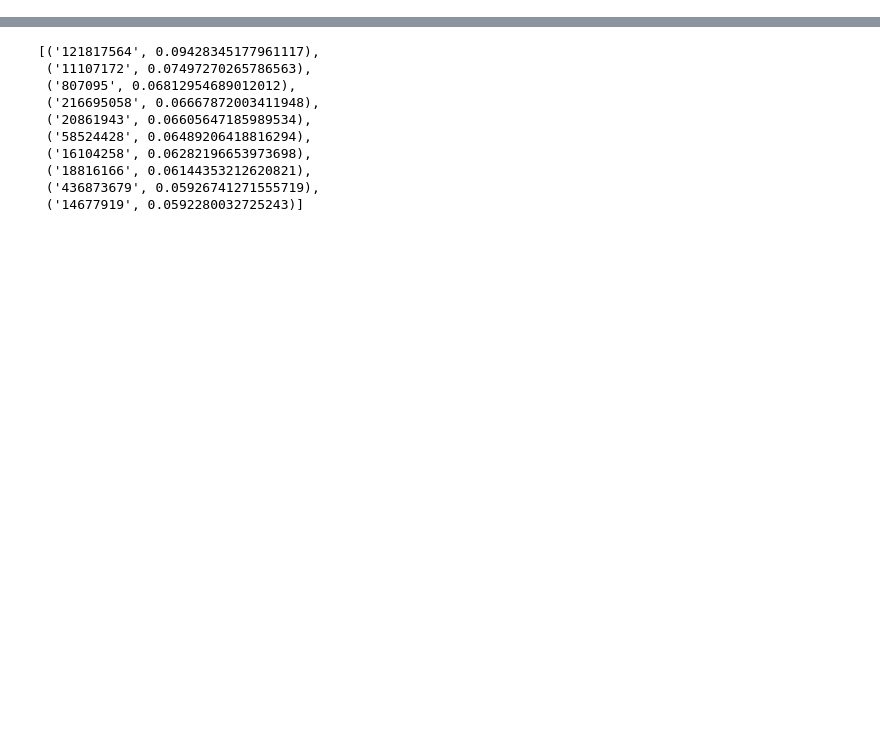
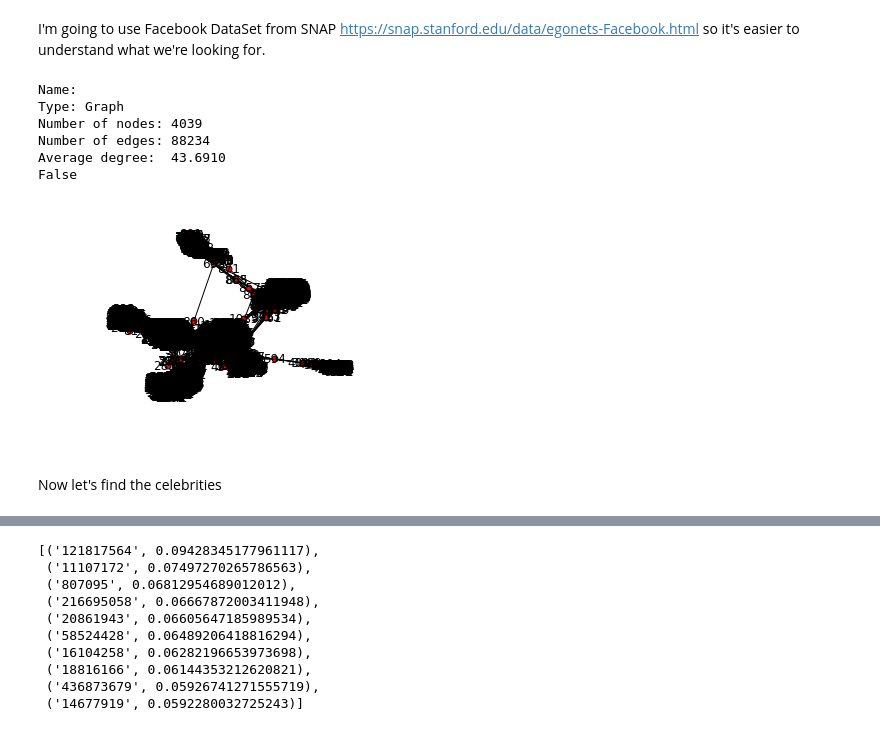
Before and after one commit to noppanit/sweepy, a Jupyter notebook: Twitter Network.ipynb, the cells around one changed output, grey strips where cells are left out. Drawn from its saved outputs; the diff is of its cells as text; code cells hidden in the pictures; blank space fills up the shorter version.

```diff
--- a/Twitter Network.ipynb
+++ b/Twitter Network.ipynb
@@ -0,0 +3,2 @@
+# %% [markdown]
+I'm going to use Facebook DataSet from SNAP https://snap.stanford.edu/data/egonets-Facebook.html so it's easier to understand what we're looking for.
@@ -0,0 +11,21 @@
+# %%
+g_fb = nx.read_edgelist('facebook_combined.txt', create_using = nx.Graph(), nodetype = int)
+# %%
+print nx.info(g_fb)
+print nx.is_directed(g_fb)
+# %% [output]
+Name:
+Type: Graph
+Number of nodes: 4039
+Number of edges: 88234
+Average degree:  43.6910
+False
+# %%
+spring_pos = nx.spring_layout(g_fb)
+# %%
+plt.axis('off')
+nx.draw_networkx(g_fb, pos = spring_pos, with_lables=False, node_size = 35)
+# %% [output]
+[figure, added]
+# %% [markdown]
+Now let's find the celebrities
```
Also changed, not shown: parts of 51 cells of this notebook.
